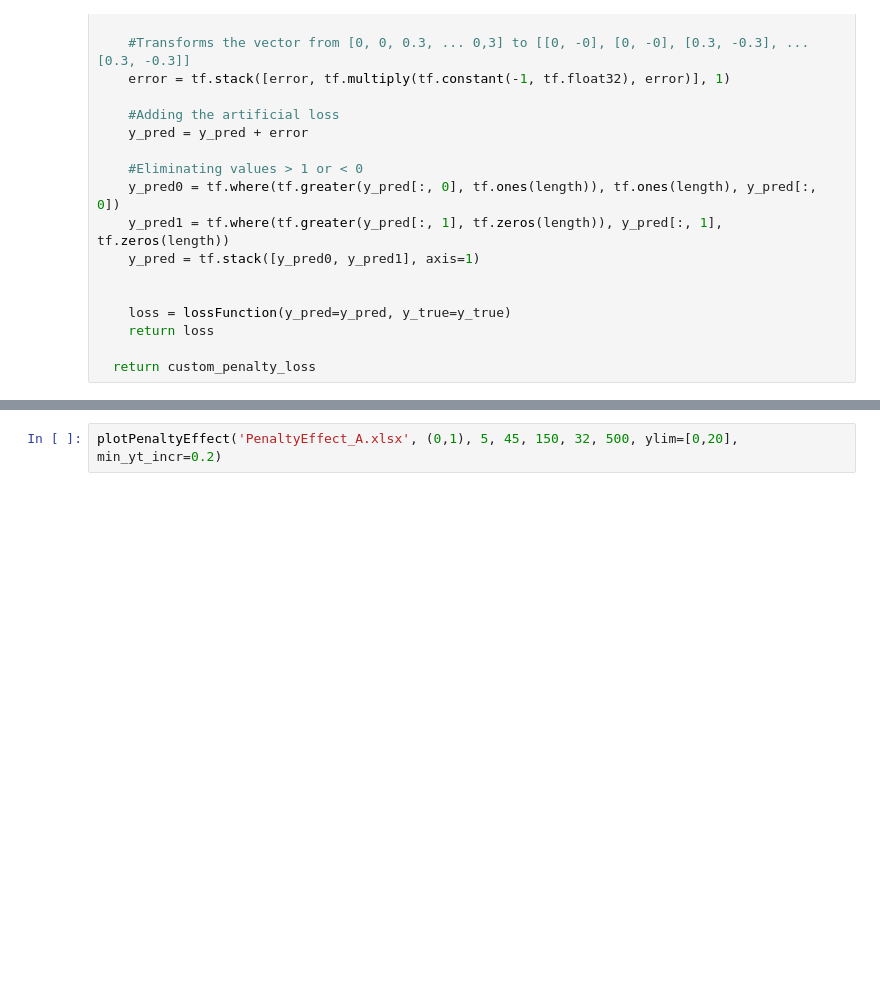
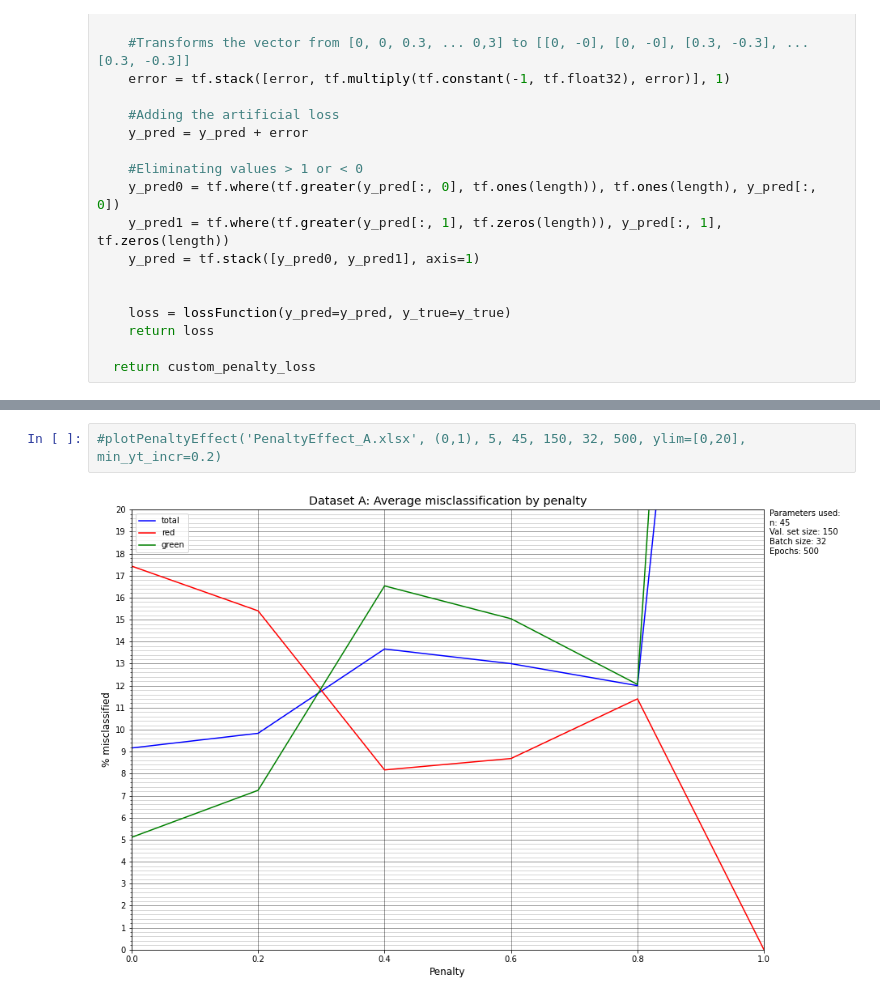
Before and after one commit to ericbill21/siemens, a Jupyter notebook: Siemens_Approach.ipynb, the cells around one changed output, grey strips where cells are left out. Drawn from its saved outputs; the diff is of its cells as text; blank space fills up the shorter version.

```diff
--- a/Siemens_Approach.ipynb
+++ b/Siemens_Approach.ipynb
@@ -865,2 +886,4 @@ else:
 # %%
-plotPenaltyEffect('PenaltyEffect_A.xlsx', (0,1), 5, 45, 150, 32, 500, ylim=[0,20], min_yt_incr=0.2)
+#plotPenaltyEffect('PenaltyEffect_A.xlsx', (0,1), 5, 45, 150, 32, 500, ylim=[0,20], min_yt_incr=0.2)
+# %% [output]
+[figure, added]
```
Also changed, not shown: parts of 7 cells of this notebook.
